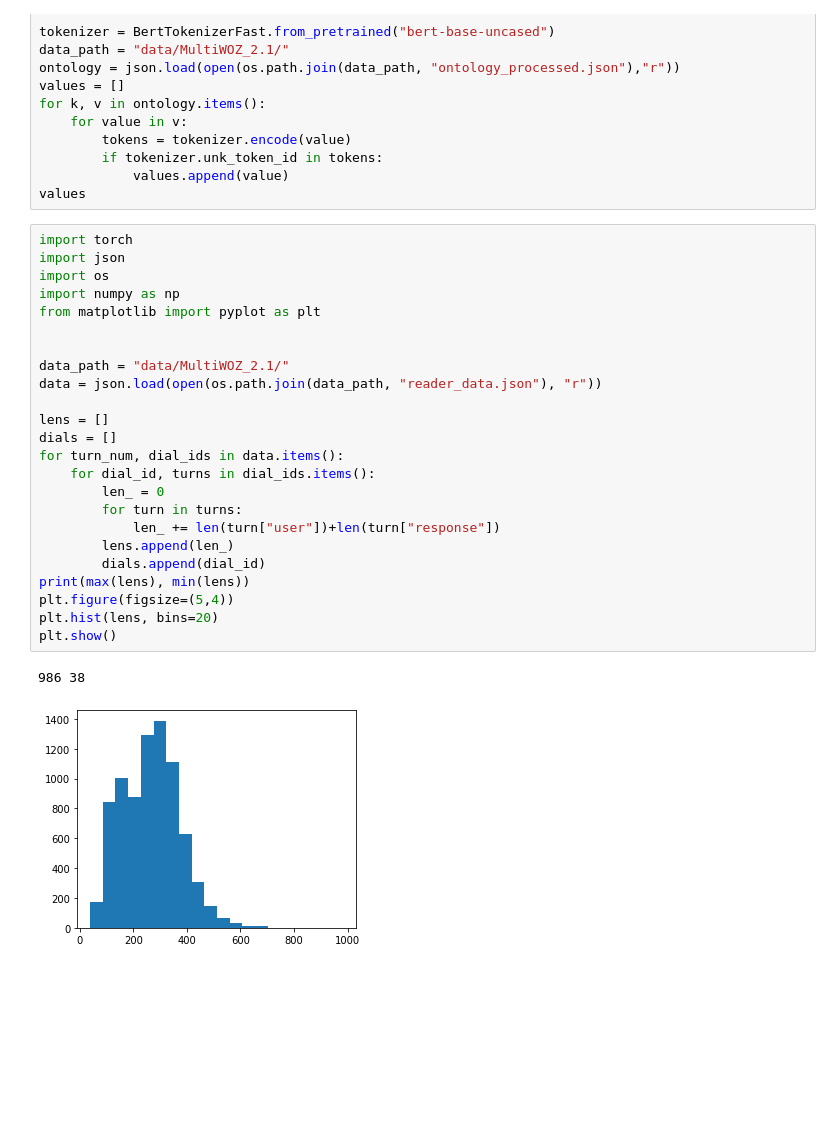
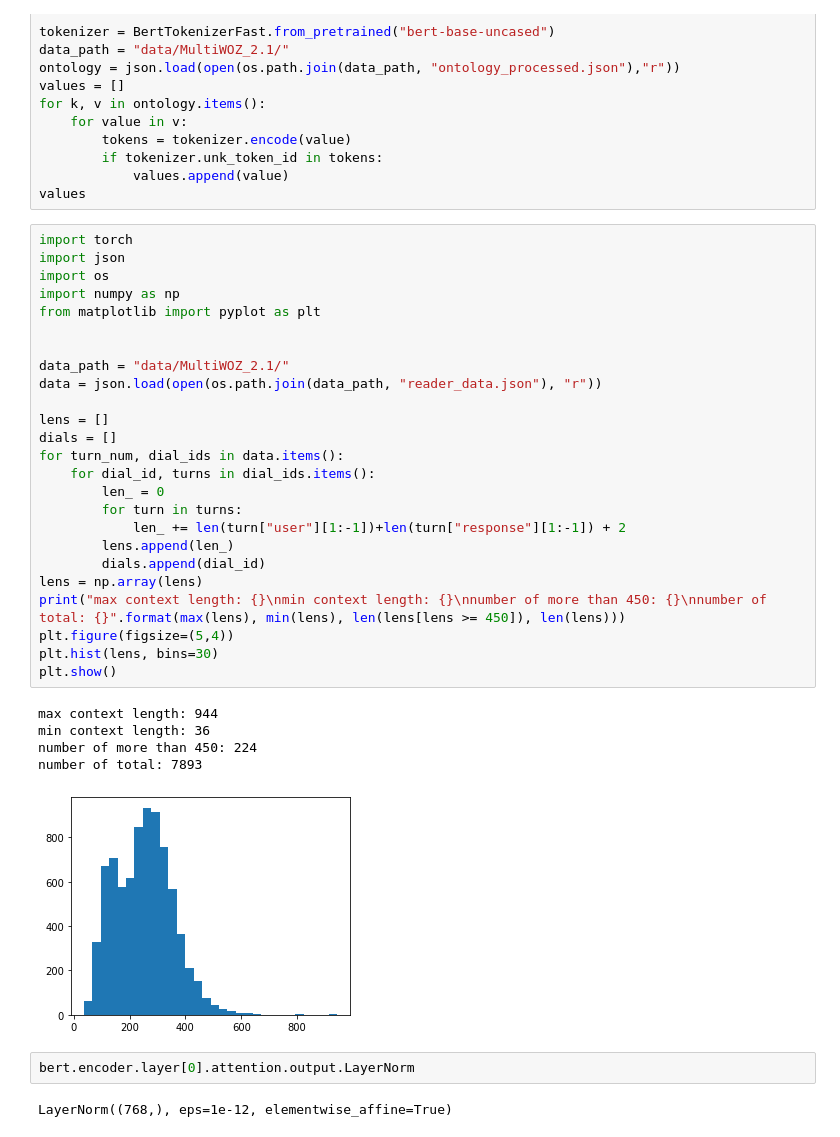
Before and after one commit to gusalsdmlwlq/DS-DST, a Jupyter notebook: ds-dst.ipynb, the cells around one changed output. Saved outputs shown, nothing was run; the diff lists cells and outputs as text; blank space fills up the shorter version.

```diff
--- a/ds-dst.ipynb
+++ b/ds-dst.ipynb
@@ -574,27 +574,35 @@ values
 # %%
 import torch
 import json
 import os
 import numpy as np
 from matplotlib import pyplot as plt
 
 
 data_path = "data/MultiWOZ_2.1/"
 data = json.load(open(os.path.join(data_path, "reader_data.json"), "r"))
 
 lens = []
 dials = []
 for turn_num, dial_ids in data.items():
     for dial_id, turns in dial_ids.items():
         len_ = 0
         for turn in turns:
-            len_ += len(turn["user"])+len(turn["response"])
+            len_ += len(turn["user"][1:-1])+len(turn["response"][1:-1]) + 2
         lens.append(len_)
         dials.append(dial_id)
-print(max(lens), min(lens))
+lens = np.array(lens)
+print("max context length: {}\nmin context length: {}\nnumber of more than 450: {}\nnumber of total: {}".format(max(lens), min(lens), len(lens[lens >= 450]), len(lens)))
 plt.figure(figsize=(5,4))
-plt.hist(lens, bins=20)
+plt.hist(lens, bins=30)
 plt.show()
 # %% [output]
-986 38
+max context length: 944
+min context length: 36
+number of more than 450: 224
+number of total: 7893
-[figure, old version]
+[figure, new version]
+# %%
+bert.encoder.layer[0].attention.output.LayerNorm
+# %% [output]
+LayerNorm((768,), eps=1e-12, elementwise_affine=True)
```
Also changed, not shown: parts of 5 cells of this notebook, 3 other files.
